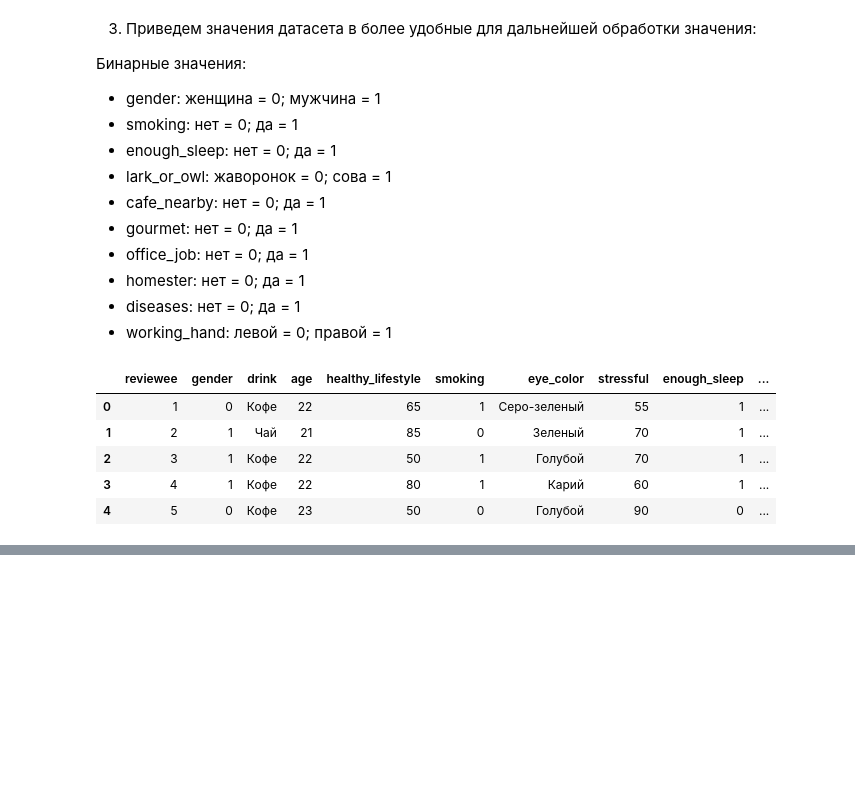
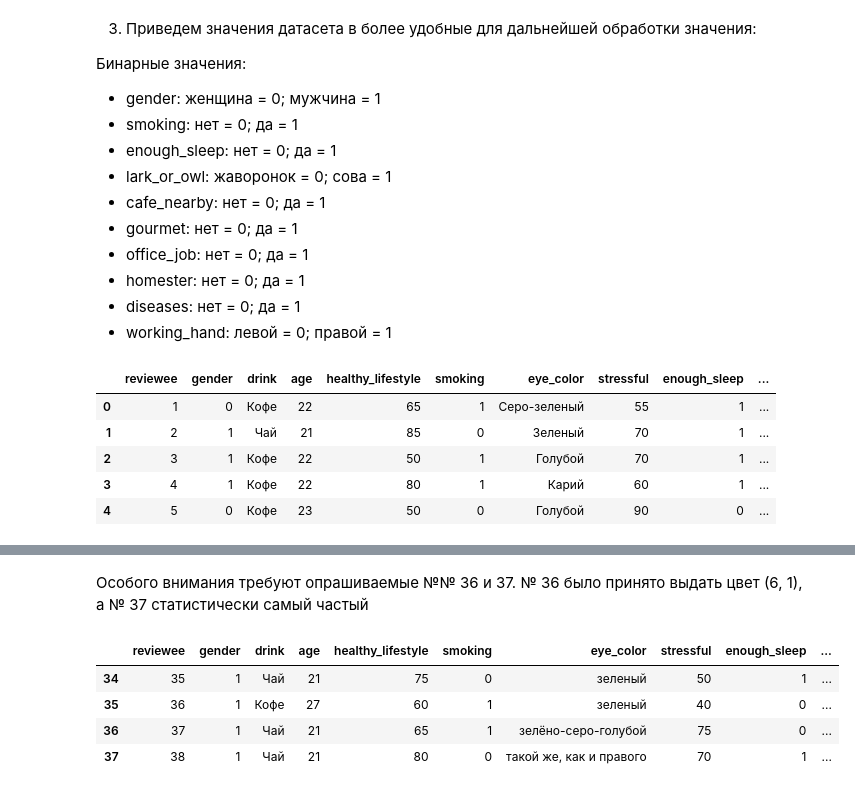
Before and after one commit to dmittrj/AIST_Practice_1, a Jupyter notebook: Practice-1.ipynb, the cells around one changed output, grey strips where cells are left out. Drawn from its saved outputs; the diff is of its cells as text; code cells hidden in the pictures; blank space fills up the shorter version.

```diff
--- a/Practice-1.ipynb
+++ b/Practice-1.ipynb
@@ -94,0 +174,13 @@ data.head(5)
+# %% [markdown]
+Особого внимания требуют опрашиваемые №№ 36 и 37. № 36 было принято выдать цвет (6, 1), а № 37 статистически самый частый
+# %%
+data.loc[data['reviewee'] == 37, 'eye_color_2'] = "6, 2"
+data.loc[data['reviewee'] == 38, 'eye_color_2'] = data['eye_color_2'].value_counts().index[0]
+
+data.tail(4)
+# %% [output]
+|  | reviewee | gender | drink | age | healthy_lifestyle | smoking | eye_color | stressful | enough_sleep | ... |
+| 34 | 35 | 1 | Чай | 21 | 75 | 0 | зеленый | 50 | 1 | ... |
+| 35 | 36 | 1 | Кофе | 27 | 60 | 1 | зеленый | 40 | 0 | ... |
+| 36 | 37 | 1 | Чай | 21 | 65 | 1 | зелёно-серо-голубой | 75 | 0 | ... |
+| 37 | 38 | 1 | Чай | 21 | 80 | 0 | такой же, как и правого | 70 | 1 | ... |
```
Also changed, not shown: parts of 4 cells of this notebook.
